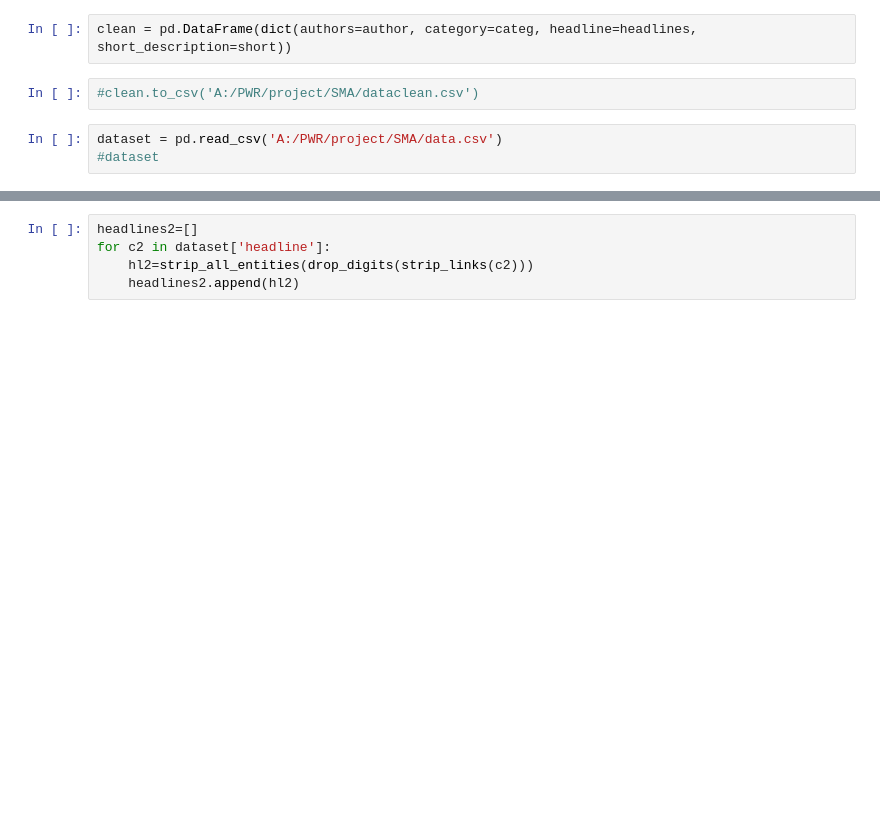
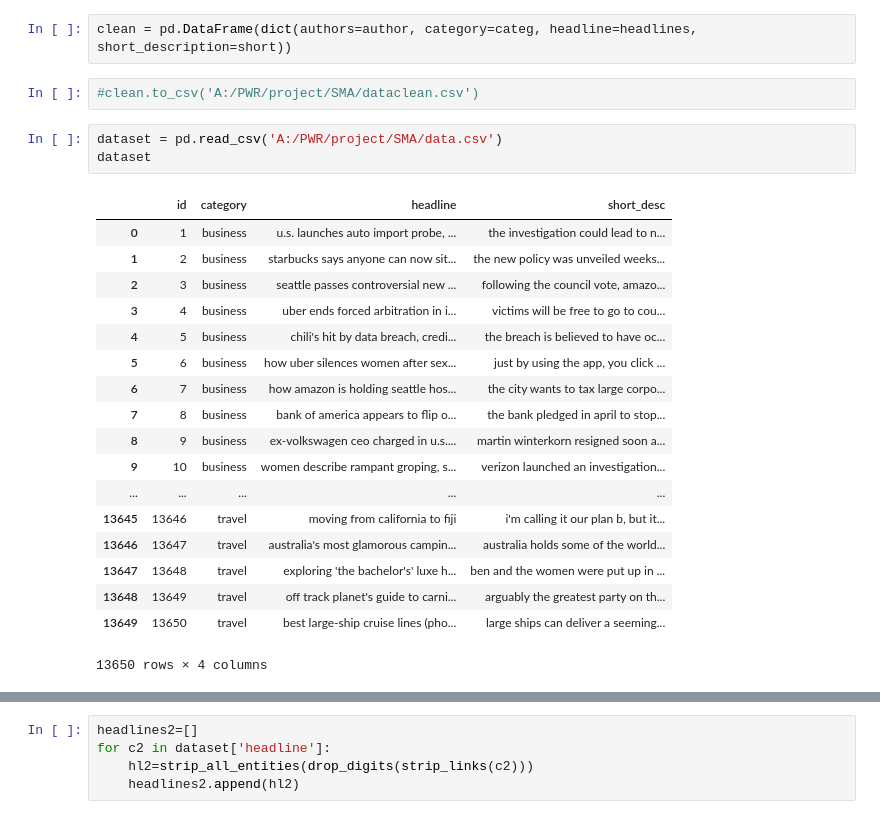
Before and after one commit to rezaindah/smaa2019, a Jupyter notebook: projectSMA.ipynb, the cells around one changed output, grey strips where cells are left out. Saved outputs shown, nothing was run; the diff lists cells and outputs as text; blank space fills up the shorter version.

```diff
--- a/projectSMA.ipynb
+++ b/projectSMA.ipynb
@@ -66,4 +65,23 @@ clean = pd.DataFrame(dict(authors=author, category=categ, headline=headlines, sh
 #clean.to_csv('A:/PWR/project/SMA/dataclean.csv')
 # %%
 dataset = pd.read_csv('A:/PWR/project/SMA/data.csv')
-#dataset
+dataset
+# %% [output]
+|  | id | category | headline | short_desc |
+| 0 | 1 | business | u.s. launches auto import probe, ... | the investigation could lead to n... |
+| 1 | 2 | business | starbucks says anyone can now sit... | the new policy was unveiled weeks... |
+| 2 | 3 | business | seattle passes controversial new ... | following the council vote, amazo... |
+| 3 | 4 | business | uber ends forced arbitration in i... | victims will be free to go to cou... |
+| 4 | 5 | business | chili's hit by data breach, credi... | the breach is believed to have oc... |
+| 5 | 6 | business | how uber silences women after sex... | just by using the app, you click ... |
+| 6 | 7 | business | how amazon is holding seattle hos... | the city wants to tax large corpo... |
+| 7 | 8 | business | bank of america appears to flip o... | the bank pledged in april to stop... |
+| 8 | 9 | business | ex-volkswagen ceo charged in u.s.... | martin winterkorn resigned soon a... |
+| 9 | 10 | business | women describe rampant groping, s... | verizon launched an investigation... |
+| ... | ... | ... | ... | ... |
+| 13645 | 13646 | travel | moving from california to fiji | i'm calling it our plan b, but it... |
+| 13646 | 13647 | travel | australia's most glamorous campin... | australia holds some of the world... |
+| 13647 | 13648 | travel | exploring 'the bachelor's' luxe h... | ben and the women were put up in ... |
+| 13648 | 13649 | travel | off track planet's guide to carni... | arguably the greatest party on th... |
+| 13649 | 13650 | travel | best large-ship cruise lines (pho... | large ships can deliver a seeming... |
+13650 rows × 4 columns
```
Also changed, not shown: parts of 33 cells of this notebook, 1 other file.
